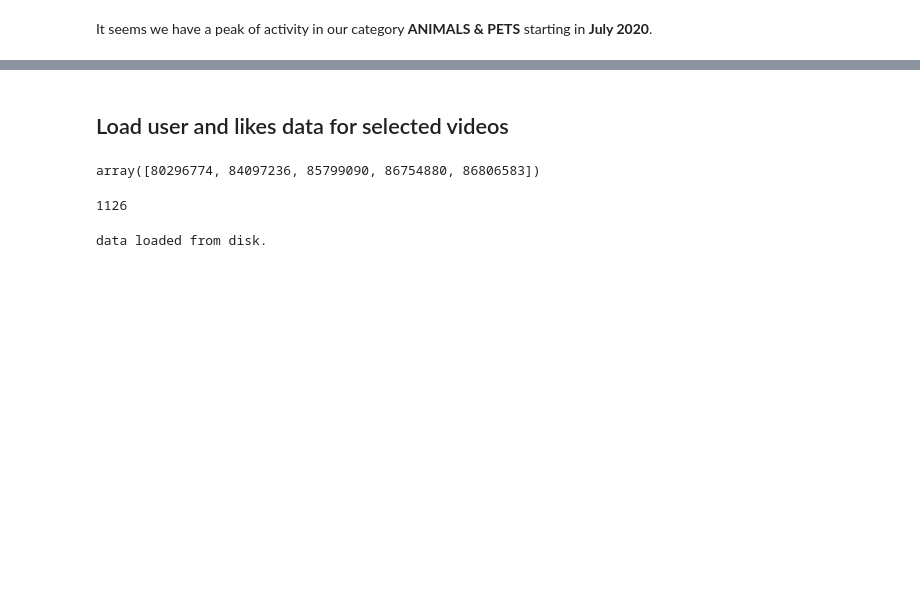
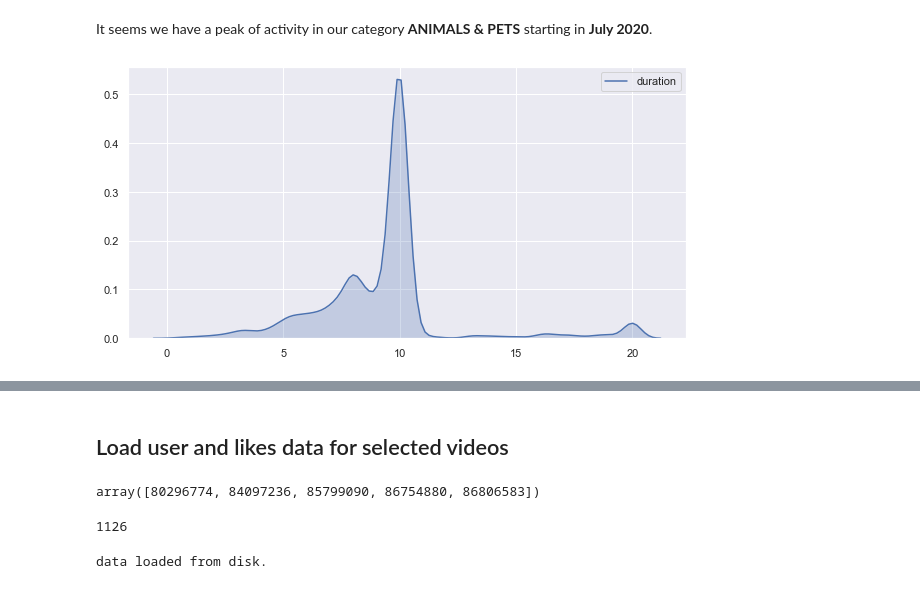
Before and after one commit to apalladin/coub_recommender, a Jupyter notebook: recommender_coub_final.ipynb, the cells around one changed output, grey strips where cells are left out. Cells and saved outputs as stored; diff of their text form; code cells hidden in the pictures; blank space fills up the shorter version.

```diff
--- a/recommender_coub_final.ipynb
+++ b/recommender_coub_final.ipynb
@@ -432,2 +435,8 @@ for ax in axes:
 # %% [markdown]
 It seems we have a peak of activity in our category **ANIMALS & PETS** starting in **July 2020**.
+# %%
+plt.figure(figsize=(10,5))
+sns.set(style="darkgrid")
+sns.kdeplot(data=category_data['duration'], shade=True);
+# %% [output]
+[figure, added]
```
Also changed, not shown: parts of 36 cells of this notebook.
